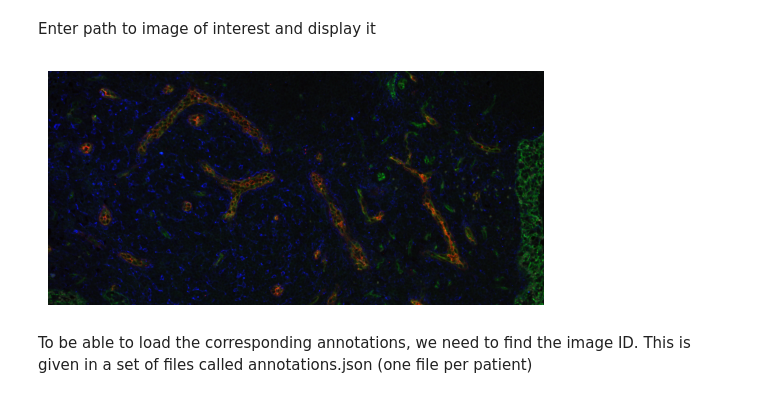
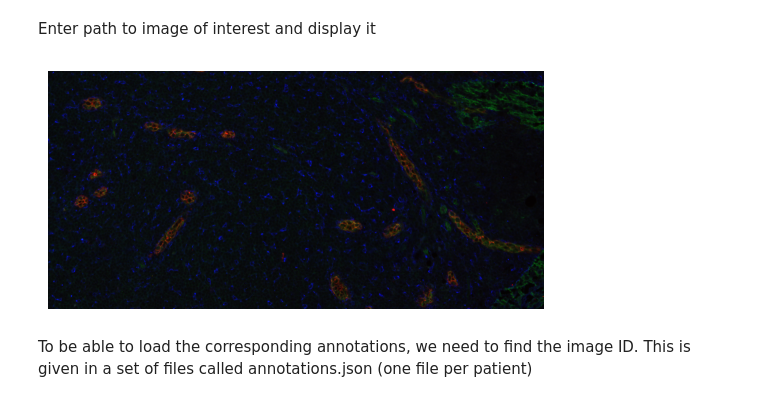
Before and after one commit to BioImage-Archive/bia-explorer, a Jupyter notebook: example_notebooks/Explore_S-BIAD463_COCO_annotations.ipynb, the cells around one changed output. Cells and saved outputs as stored; diff of their text form; code cells hidden in the pictures.

```diff
--- a/example_notebooks/Explore_S-BIAD463_COCO_annotations.ipynb
+++ b/example_notebooks/Explore_S-BIAD463_COCO_annotations.ipynb
@@ -74,15 +74,15 @@ object tissue
 # %% [markdown]
 Enter path to image of interest and display it
 # %%
-impath = 'my_submission/Training_coco/IDC with metastasis/Patient_033/10.png'
+impath = 'my_submission/Training_coco/IDC with metastasis/Patient_033/9.png'
 
 image = [f for f in image_list if str(f.fpath) == impath]
 im = image[0].show_pil()
 plt.axis('off')
 plt.imshow(im)
 plt.show()
 # %% [output]
-[figure, old version]
+[figure, new version]
 # %% [markdown]
 To be able to load the corresponding annotations, we need to find the image ID. This is given in a set of files called annotations.json (one file per patient)
 # %%
```
Also changed, not shown: parts of 3 cells of this notebook.
